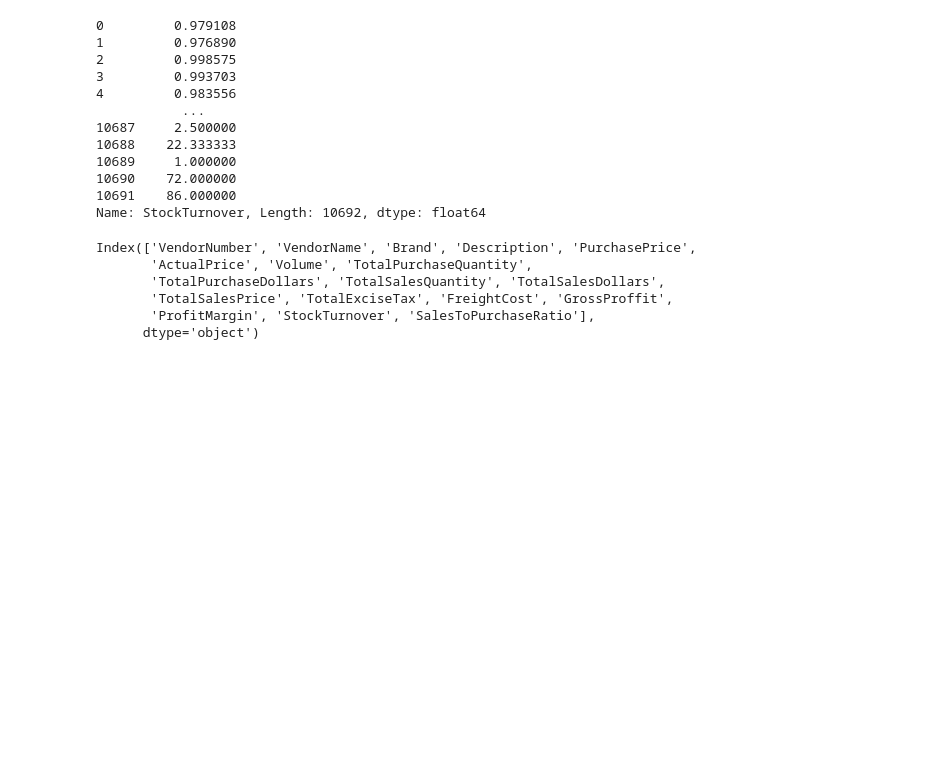
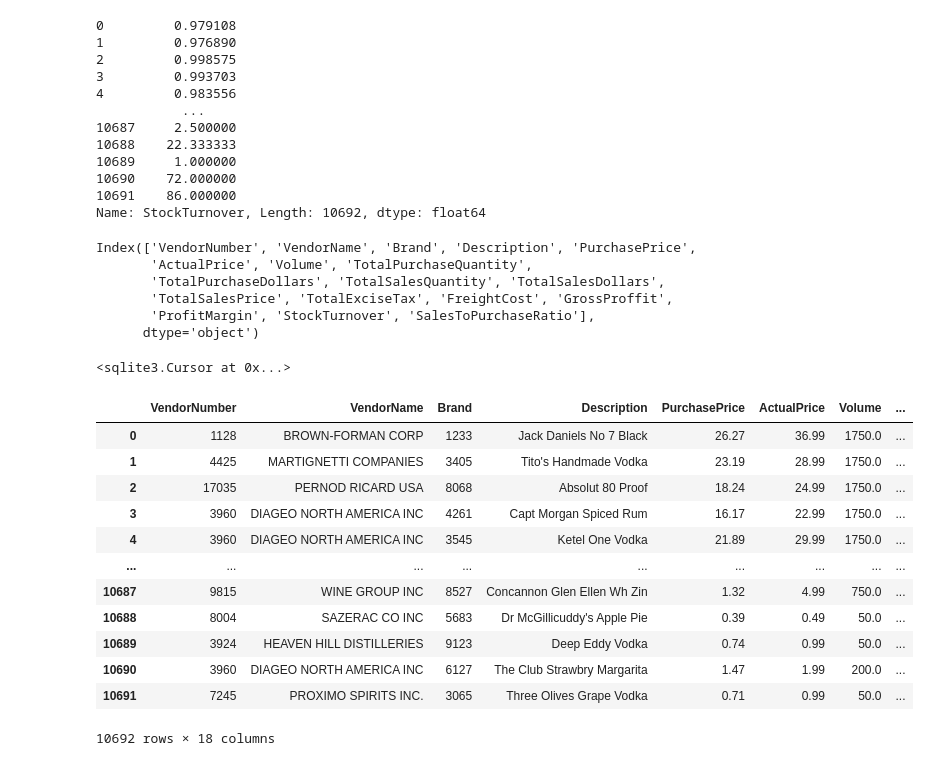
Before and after one commit to eharshit/End-to-End-Vendor-Insights, a Jupyter notebook: EDA.ipynb, the cells around one changed output. Saved outputs shown, nothing was run; the diff lists cells and outputs as text; code cells hidden in the pictures; blank space fills up the shorter version.

Commit message:
Added final_table data extraction and transformation

```diff
--- a/EDA.ipynb
+++ b/EDA.ipynb
@@ -477,12 +477,43 @@ Index(['VendorNumber', 'VendorName', 'Brand', 'Description', 'PurchasePrice',
 # %%
 cursor = conn.cursor()
 # %%
-cursor.execute("""CREATE TABLE final_table (
-               )
-
-
-
-
-
-
+cursor.execute("""
+CREATE TABLE final_table (
+    VendorNumber INT,
+    VendorName VARCHAR(100),
+    Brand INT,
+    Description VARCHAR(100),
+    PurchasePrice DECIMAL(10,2),
+    Volume DECIMAL(10,2),
+    TotalPurchaseQuantity INT,
+    TotalPurchaseDollars DECIMAL(15,2),
+    TotalSalesQuantity INT,
+    TotalSalesDollars DECIMAL(15,2),
+    TotalSalesPrice DECIMAL(15,2),
+    TotalExciseTax DECIMAL(15,2),
+    FreightCost DECIMAL(15,2),
+    GrossProffit DECIMAL(15,2),
+    ProfitMargin DECIMAL(15,2),
+    StockTurnover DECIMAL(15,2),
+    SalesToPurchaseRatio DECIMAL(15,2),
+    PRIMARY KEY (VendorNumber, Brand)
+);
 """)
+# %% [output]
+<sqlite3.Cursor at 0x...>
+# %%
+pd.read_sql("select * from final_table", conn)
+# %% [output]
+|  | VendorNumber | VendorName | Brand | Description | PurchasePrice | ActualPrice | Volume | ... |
+| 0 | 1128 | BROWN-FORMAN CORP | 1233 | Jack Daniels No 7 Black | 26.27 | 36.99 | 1750.0 | ... |
+| 1 | 4425 | MARTIGNETTI COMPANIES | 3405 | Tito's Handmade Vodka | 23.19 | 28.99 | 1750.0 | ... |
+| 2 | 17035 | PERNOD RICARD USA | 8068 | Absolut 80 Proof | 18.24 | 24.99 | 1750.0 | ... |
+| 3 | 3960 | DIAGEO NORTH AMERICA INC | 4261 | Capt Morgan Spiced Rum | 16.17 | 22.99 | 1750.0 | ... |
+| 4 | 3960 | DIAGEO NORTH AMERICA INC | 3545 | Ketel One Vodka | 21.89 | 29.99 | 1750.0 | ... |
+| ... | ... | ... | ... | ... | ... | ... | ... | ... |
+| 10687 | 9815 | WINE GROUP INC | 8527 | Concannon Glen Ellen Wh Zin | 1.32 | 4.99 | 750.0 | ... |
+| 10688 | 8004 | SAZERAC CO INC | 5683 | Dr McGillicuddy's Apple Pie | 0.39 | 0.49 | 50.0 | ... |
+| 10689 | 3924 | HEAVEN HILL DISTILLERIES | 9123 | Deep Eddy Vodka | 0.74 | 0.99 | 50.0 | ... |
+| 10690 | 3960 | DIAGEO NORTH AMERICA INC | 6127 | The Club Strawbry Margarita | 1.47 | 1.99 | 200.0 | ... |
+| 10691 | 7245 | PROXIMO SPIRITS INC. | 3065 | Three Olives Grape Vodka | 0.71 | 0.99 | 50.0 | ... |
+10692 rows × 18 columns
```
Also changed, not shown: parts of 1 cell of this notebook.
